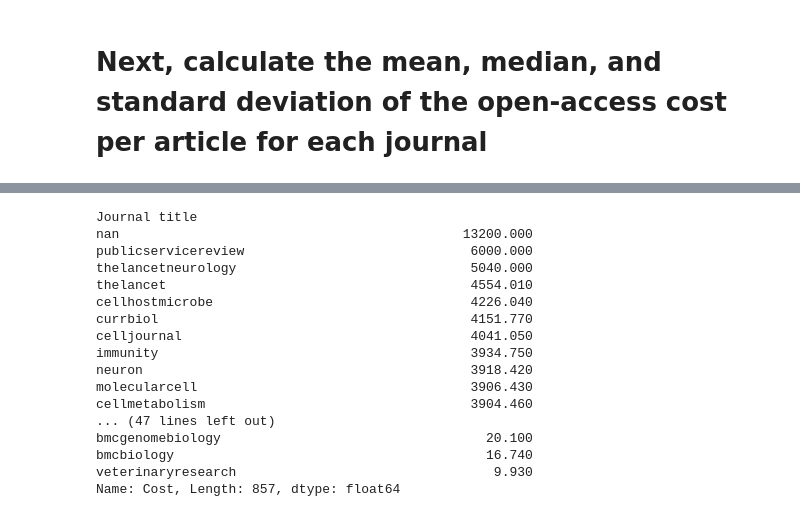
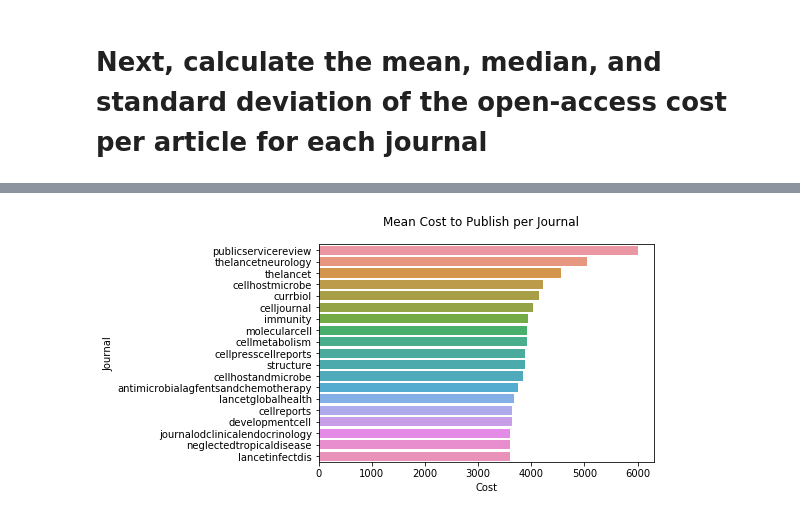
Before and after one commit to dstolbert/Challenge-Data-cleaning-and-calidation, a Jupyter notebook: Challenge- data cleaning and validation.ipynb, the cells around one changed output, grey strips where cells are left out. Cells and saved outputs as stored; diff of their text form; code cells hidden in the pictures.

Commit message:
Add plots, calculate cost per subject area

```diff
--- a/Challenge- data cleaning and validation.ipynb
+++ b/Challenge- data cleaning and validation.ipynb
@@ -163,6 +164,9 @@ df.loc[:, 'Cost'] = df.loc[:, 'Cost'].apply(lambda x: float(x)*.01)
 
 df.loc[df.loc[:,'Cost'] == 999999.00,:] = np.nan
 df = df.dropna(subset=['Journal title', 'Cost'])
+
+#Create new indices due to nan removal
+df.index = range(len(df.index))
 # %%
 plt.boxplot(df.loc[:,'Cost'].sort_values())
 plt.show()
@@ -254,22 +236,11 @@ Name: Cost, Length: 857, dtype: float64
-# %%
-#median
-medians = df.groupby('Journal title')['Cost'].median()
-medians.sort_values(ascending=False)
-# %% [output]
-Journal title
-nan                                            13200.000
-publicservicereview                             6000.000
-thelancetneurology                              5040.000
-thelancet                                       4554.010
-cellhostmicrobe                                 4226.040
-currbiol                                        4151.770
-celljournal                                     4041.050
-immunity                                        3934.750
-neuron                                          3918.420
-molecularcell                                   3906.430
-cellmetabolism                                  3904.460
-... (47 lines left out)
-bmcgenomebiology                                  20.100
-bmcbiology                                        16.740
-veterinaryresearch                                 9.930
-Name: Cost, Length: 857, dtype: float64
+# %%
+#mean
+means = df.groupby('Journal title')['Cost'].mean()
+means = means.sort_values(ascending=False)
+means_df = pd.DataFrame(means[1:20])
+means_df['Journal'] = means.index[1:20]
+ax = sns.barplot(x='Cost',y='Journal', data=means_df)
+plt.suptitle('Mean Cost to Publish per Journal')
+plt.show()
+# %% [output]
+[figure, added]
```
Also changed, not shown: parts of 9 cells of this notebook.
